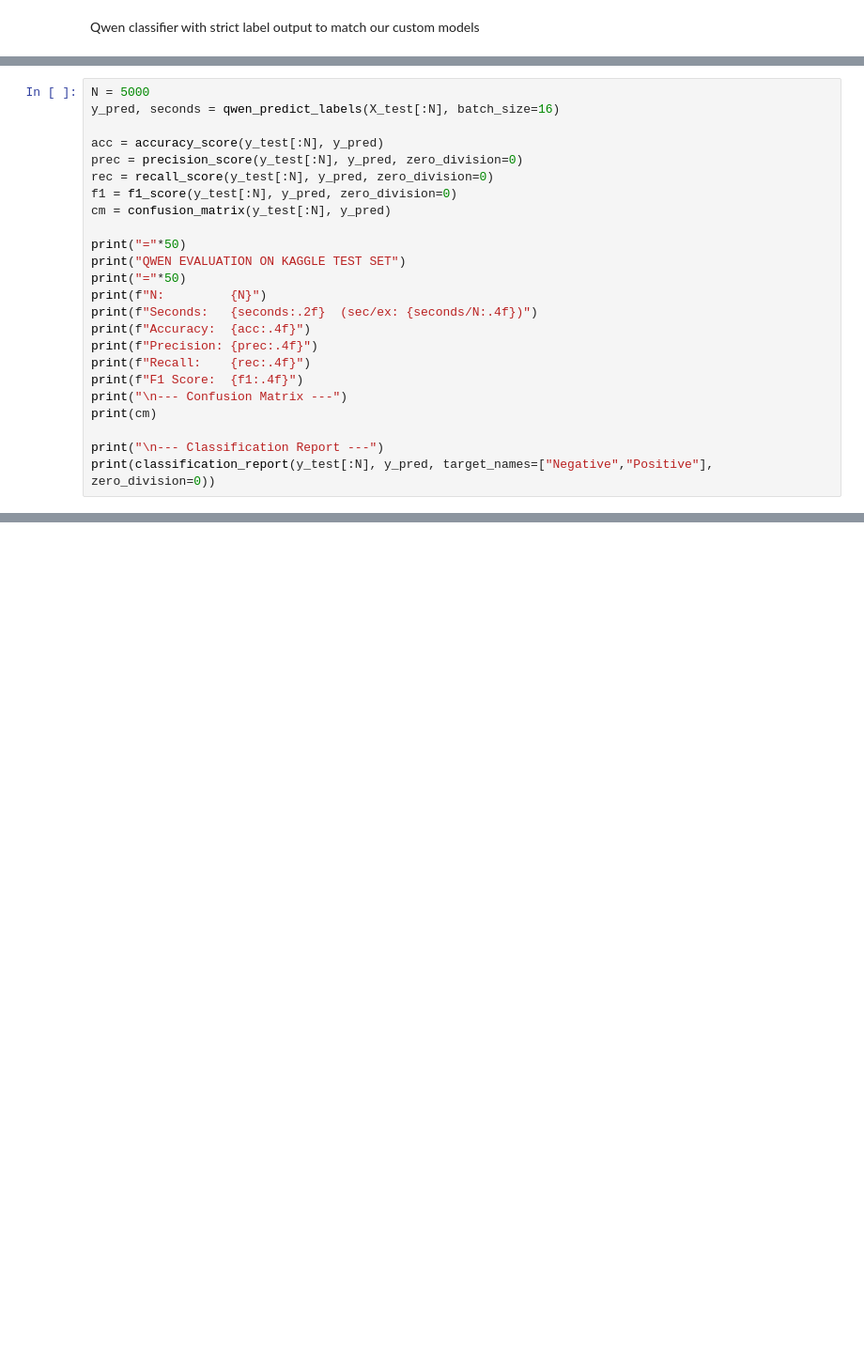
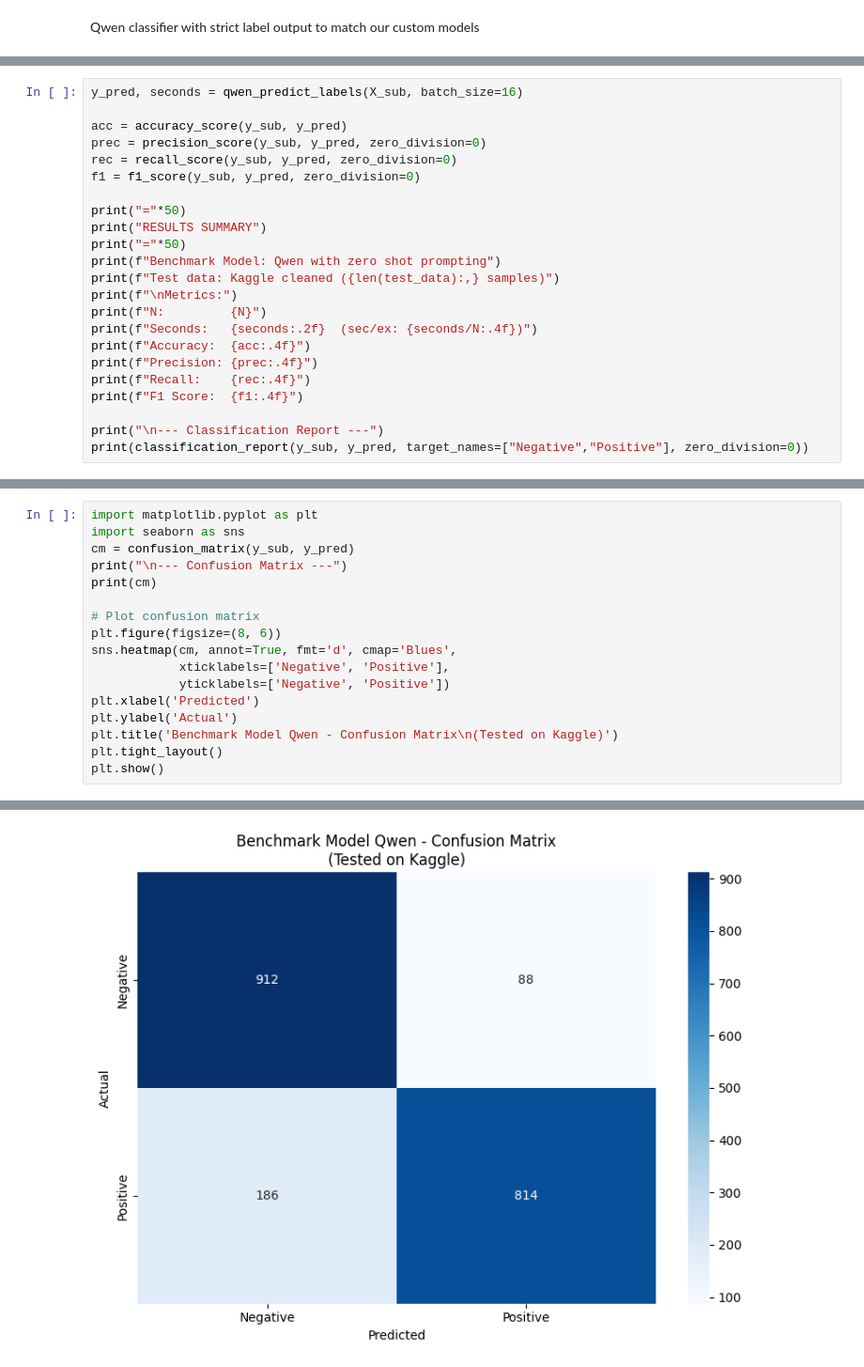
Before and after one commit to nickyphammy/HNY, a Jupyter notebook: models/Qwen_benchmark.ipynb, the cells around one changed output, grey strips where cells are left out. Shown at 94% size. Drawn from its saved outputs; the diff is of its cells as text; blank space fills up the shorter version.

Commit message:
updated Qwen code

```diff
--- a/models/Qwen_benchmark.ipynb
+++ b/models/Qwen_benchmark.ipynb
@@ -113,27 +152,26 @@ def qwen_predict_labels(texts, batch_size=16, max_new_tokens=3, max_length=1024)
     t1 = time.time()
     return preds, (t1 - t0)
 # %%
-N = 5000
-y_pred, seconds = qwen_predict_labels(X_test[:N], batch_size=16)
+y_pred, seconds = qwen_predict_labels(X_sub, batch_size=16)
 
-acc = accuracy_score(y_test[:N], y_pred)
-prec = precision_score(y_test[:N], y_pred, zero_division=0)
-rec = recall_score(y_test[:N], y_pred, zero_division=0)
-f1 = f1_score(y_test[:N], y_pred, zero_division=0)
-cm = confusion_matrix(y_test[:N], y_pred)
+acc = accuracy_score(y_sub, y_pred)
+prec = precision_score(y_sub, y_pred, zero_division=0)
+rec = recall_score(y_sub, y_pred, zero_division=0)
+f1 = f1_score(y_sub, y_pred, zero_division=0)
 
 print("="*50)
-print("QWEN EVALUATION ON KAGGLE TEST SET")
+print("RESULTS SUMMARY")
 print("="*50)
+print(f"Benchmark Model: Qwen with zero shot prompting")
+print(f"Test data: Kaggle cleaned ({len(test_data):,} samples)")
+print(f"\nMetrics:")
 print(f"N:         {N}")
 print(f"Seconds:   {seconds:.2f}  (sec/ex: {seconds/N:.4f})")
 print(f"Accuracy:  {acc:.4f}")
 print(f"Precision: {prec:.4f}")
 print(f"Recall:    {rec:.4f}")
 print(f"F1 Score:  {f1:.4f}")
-print("\n--- Confusion Matrix ---")
-print(cm)
 
 print("\n--- Classification Report ---")
-print(classification_report(y_test[:N], y_pred, target_names=["Negative","Positive"], zero_division=0))
+print(classification_report(y_sub, y_pred, target_names=["Negative","Positive"], zero_division=0))
 # %% [output]
@@ -140,0 +195,18 @@ The following generation flags are not valid and may be ignored: ['temperature',
+# %%
+import matplotlib.pyplot as plt
+import seaborn as sns
+cm = confusion_matrix(y_sub, y_pred)
+print("\n--- Confusion Matrix ---")
+print(cm)
+
+# Plot confusion matrix
+plt.figure(figsize=(8, 6))
+sns.heatmap(cm, annot=True, fmt='d', cmap='Blues',
+            xticklabels=['Negative', 'Positive'],
+            yticklabels=['Negative', 'Positive'])
+plt.xlabel('Predicted')
+plt.ylabel('Actual')
+plt.title('Benchmark Model Qwen - Confusion Matrix\n(Tested on Kaggle)')
+plt.tight_layout()
+plt.show()
+# %% [output]
@@ -140,0 +216 @@ The following generation flags are not valid and may be ignored: ['temperature',
+[figure, added]
```
Also changed, not shown: parts of 8 cells of this notebook, 1 other file.
